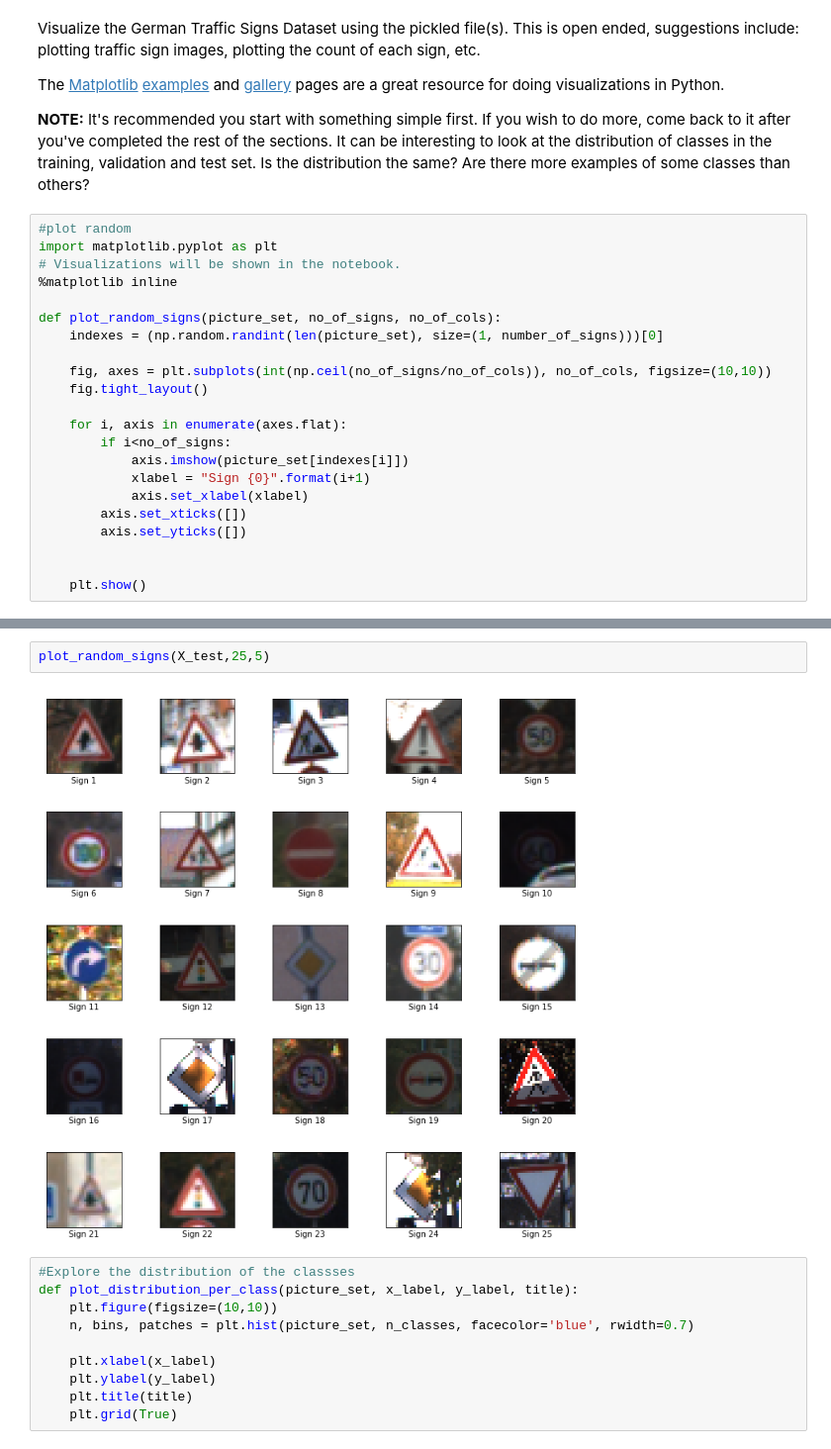
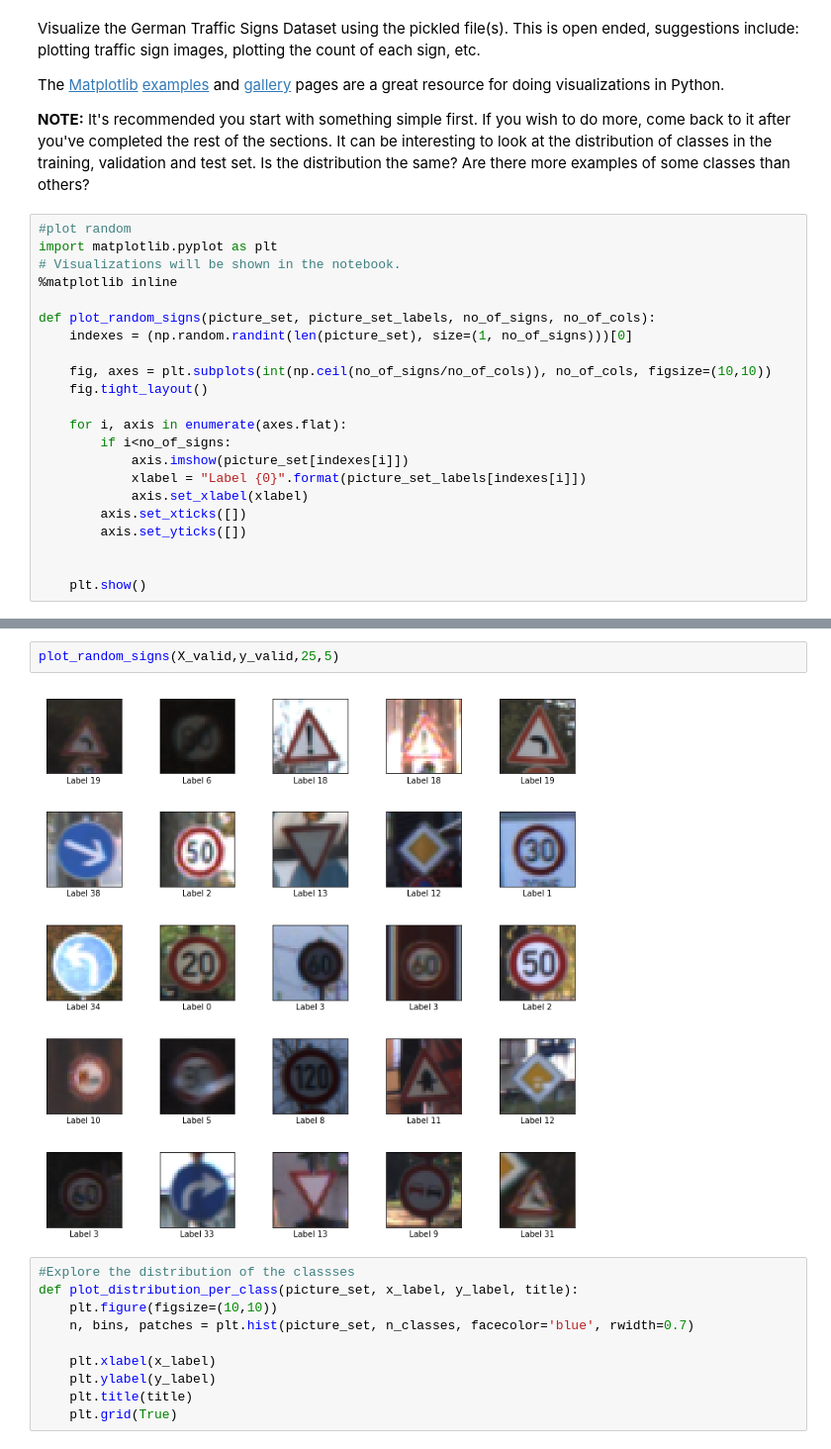
Before and after one commit to AlexSchizoid/CarND-Traffic-Sign-Classifier-Project, a Jupyter notebook: Traffic_Sign_Classifier.ipynb, the cells around one changed output, grey strips where cells are left out. Shown at 99% size. Saved outputs shown, nothing was run; the diff lists cells and outputs as text.

```diff
--- a/Traffic_Sign_Classifier.ipynb
+++ b/Traffic_Sign_Classifier.ipynb
@@ -98,8 +98,8 @@ import matplotlib.pyplot as plt
 # Visualizations will be shown in the notebook.
 %matplotlib inline
 
-def plot_random_signs(picture_set, no_of_signs, no_of_cols):
-    indexes = (np.random.randint(len(picture_set), size=(1, number_of_signs)))[0]
+def plot_random_signs(picture_set, picture_set_labels, no_of_signs, no_of_cols):
+    indexes = (np.random.randint(len(picture_set), size=(1, no_of_signs)))[0]
 
     fig, axes = plt.subplots(int(np.ceil(no_of_signs/no_of_cols)), no_of_cols, figsize=(10,10))
     fig.tight_layout()
@@ -107,7 +107,7 @@ def plot_random_signs(picture_set, no_of_signs, no_of_cols):
     for i, axis in enumerate(axes.flat):
         if i<no_of_signs:
             axis.imshow(picture_set[indexes[i]])
-            xlabel = "Sign {0}".format(i+1)
+            xlabel = "Label {0}".format(picture_set_labels[indexes[i]])
             axis.set_xlabel(xlabel)
         axis.set_xticks([])
         axis.set_yticks([])
@@ -123,7 +123,7 @@ plot_random_signs(X_train,25,5)
 # %%
-plot_random_signs(X_test,25,5)
+plot_random_signs(X_valid,y_valid,25,5)
 # %% [output]
-[figure, old version]
+[figure, new version]
 # %%
 #Explore the distribution of the classses
 def plot_distribution_per_class(picture_set, x_label, y_label, title):
```
Also changed, not shown: parts of 8 cells of this notebook.
